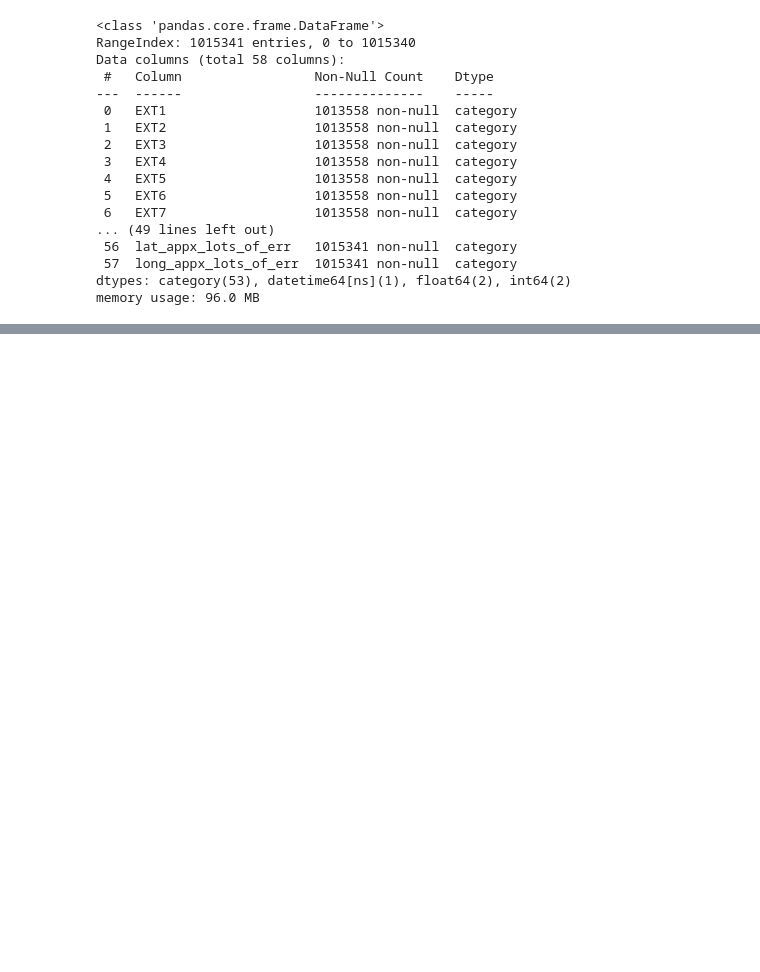
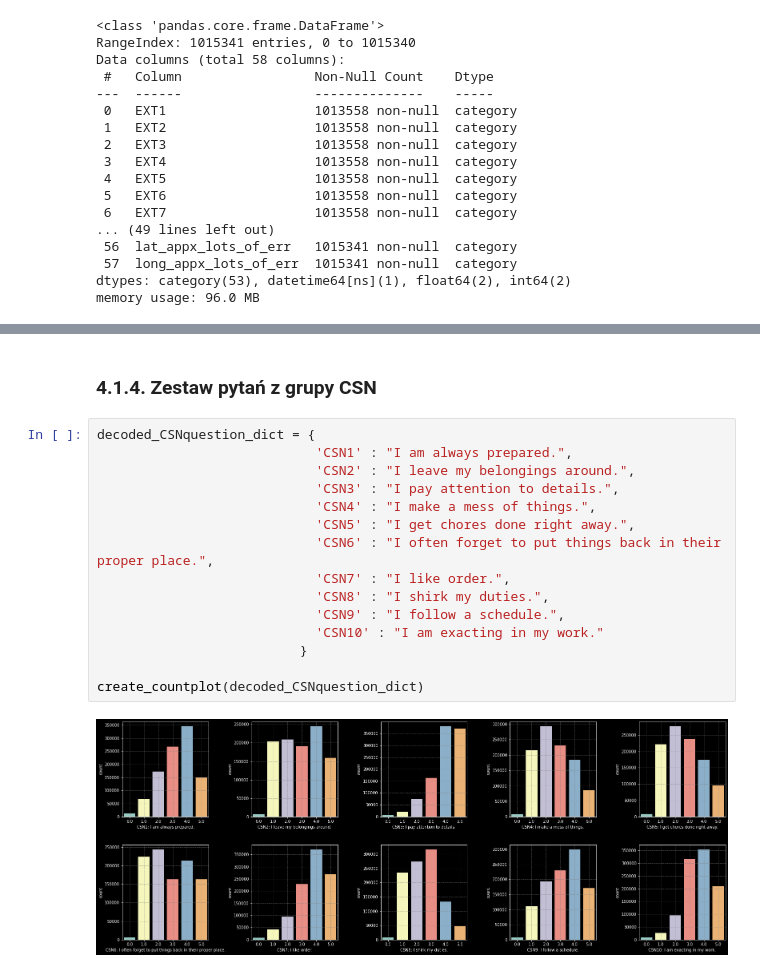
Before and after one commit to ArminD93/BigFivePersonalityTest, a Jupyter notebook: BigFivePersonality.ipynb, the cells around one changed output, grey strips where cells are left out. Drawn from its saved outputs; the diff is of its cells as text; blank space fills up the shorter version.

```diff
--- a/BigFivePersonality.ipynb
+++ b/BigFivePersonality.ipynb
@@ -165,0 +257,19 @@ memory usage: 96.0 MB
+# %% [markdown]
+### <a name='10'></a>4.1.4. Zestaw pytań z grupy CSN
+# %%
+decoded_CSNquestion_dict = {
+                            'CSN1' : "I am always prepared.",
+                            'CSN2' : "I leave my belongings around.",
+                            'CSN3' : "I pay attention to details.",
+                            'CSN4' : "I make a mess of things.",
+                            'CSN5' : "I get chores done right away.",
+                            'CSN6' : "I often forget to put things back in their proper place.",
+                            'CSN7' : "I like order.",
+                            'CSN8' : "I shirk my duties.",
+                            'CSN9' : "I follow a schedule.",
+                            'CSN10' : "I am exacting in my work."
+                          }
+
+create_countplot(decoded_CSNquestion_dict)
+# %% [output]
+[figure, added]
```
Also changed, not shown: parts of 12 cells of this notebook.
